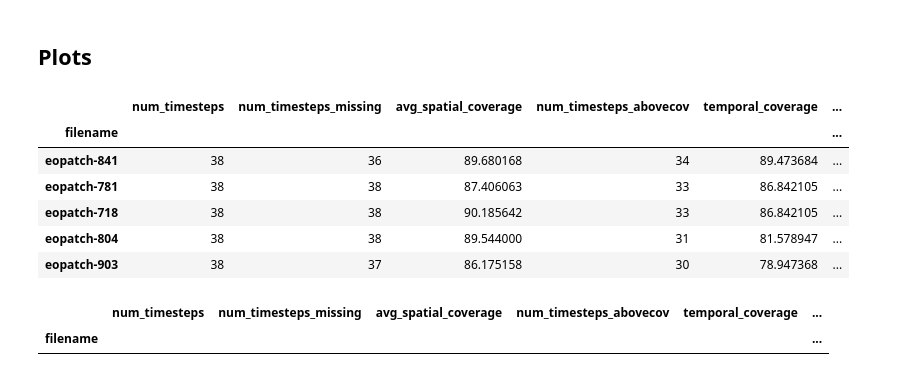
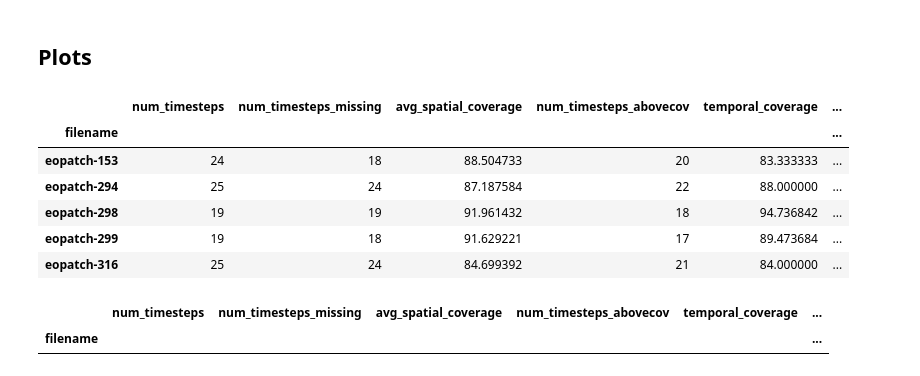
Before and after one commit to fmenat/SITS_S2Coverage, a Jupyter notebook: s2coverage_ai4eo.ipynb, the cells around one changed output. Cells and saved outputs as stored; diff of their text form; code cells hidden in the pictures.

```diff
--- a/s2coverage_ai4eo.ipynb
+++ b/s2coverage_ai4eo.ipynb
@@ -45,20 +45,20 @@ input_dir = './coverage/ai4eo/'
 # %%
 import matplotlib.pyplot as plt
 plt.rcParams.update({'font.size': 18})
 import pandas as pd
 from src.visualization.plots import plot_coverage_order
 
-df_stats_veg = pd.read_csv(f"{input_dir}/assesment_spat_70_temp_70_sel_0405.csv", index_col=0)
-df_stats_cloud = pd.read_csv(f"{input_dir}/assesment_spat_70_temp_70_sel_000102040506071011.csv", index_col=0)
+df_stats_veg = pd.read_csv(f"{input_dir}/assesment_spat_70_temp_70_sel_0405_20230322143531.csv", index_col=0)
+df_stats_cloud = pd.read_csv(f"{input_dir}/assesment_spat_70_temp_70_sel_000102040506071011_20230322143213.csv", index_col=0)
 df_stats_cloud.head()
 # %% [output]
 |  | num_timesteps | num_timesteps_missing | avg_spatial_coverage | num_timesteps_abovecov | temporal_coverage | ... |
 | filename |  |  |  |  |  | ... |
-| eopatch-841 | 38 | 36 | 89.680168 | 34 | 89.473684 | ... |
-| eopatch-781 | 38 | 38 | 87.406063 | 33 | 86.842105 | ... |
-| eopatch-718 | 38 | 38 | 90.185642 | 33 | 86.842105 | ... |
-| eopatch-804 | 38 | 38 | 89.544000 | 31 | 81.578947 | ... |
-| eopatch-903 | 38 | 37 | 86.175158 | 30 | 78.947368 | ... |
+| eopatch-153 | 24 | 18 | 88.504733 | 20 | 83.333333 | ... |
+| eopatch-294 | 25 | 24 | 87.187584 | 22 | 88.000000 | ... |
+| eopatch-298 | 19 | 19 | 91.961432 | 18 | 94.736842 | ... |
+| eopatch-299 | 19 | 18 | 91.629221 | 17 | 89.473684 | ... |
+| eopatch-316 | 25 | 24 | 84.699392 | 21 | 84.000000 | ... |
 # %%
 #low coverage fields based on spatial assessment
 df_stats_cloud[df_stats_cloud["assesment_spatial"] == "low"]
```
Also changed, not shown: parts of 4 cells of this notebook, 19 other files.
